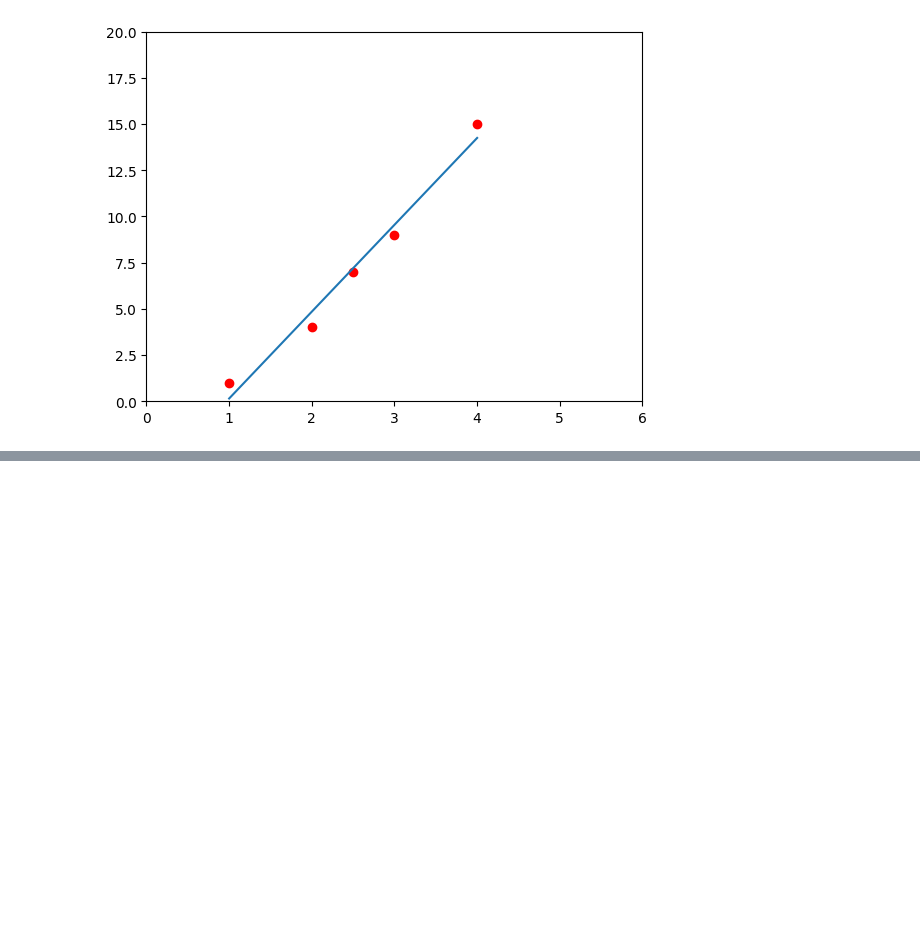
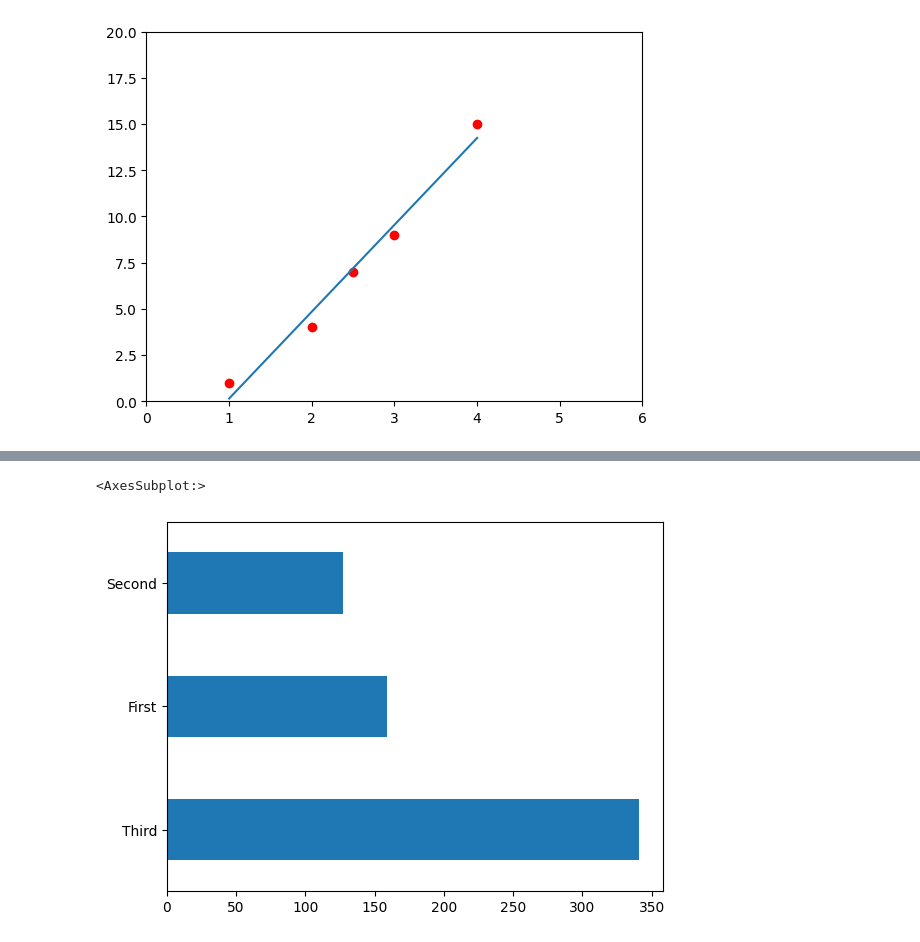
Before and after one commit to jackhove51/TensorFlow, a Jupyter notebook: TensorFlow/TensorFlowTutorialMod3.ipynb, the cells around one changed output, grey strips where cells are left out. Cells and saved outputs as stored; diff of their text form; code cells hidden in the pictures; blank space fills up the shorter version.

```diff
--- a/TensorFlow/TensorFlowTutorialMod3.ipynb
+++ b/TensorFlow/TensorFlowTutorialMod3.ipynb
@@ -22,0 +95,5 @@ plt.show()
+# %%
+dftrain['class'].value_counts().plot(kind='barh')
+# %% [output]
+<AxesSubplot:>
+[figure, added]
```
Also changed, not shown: parts of 9 cells of this notebook.
